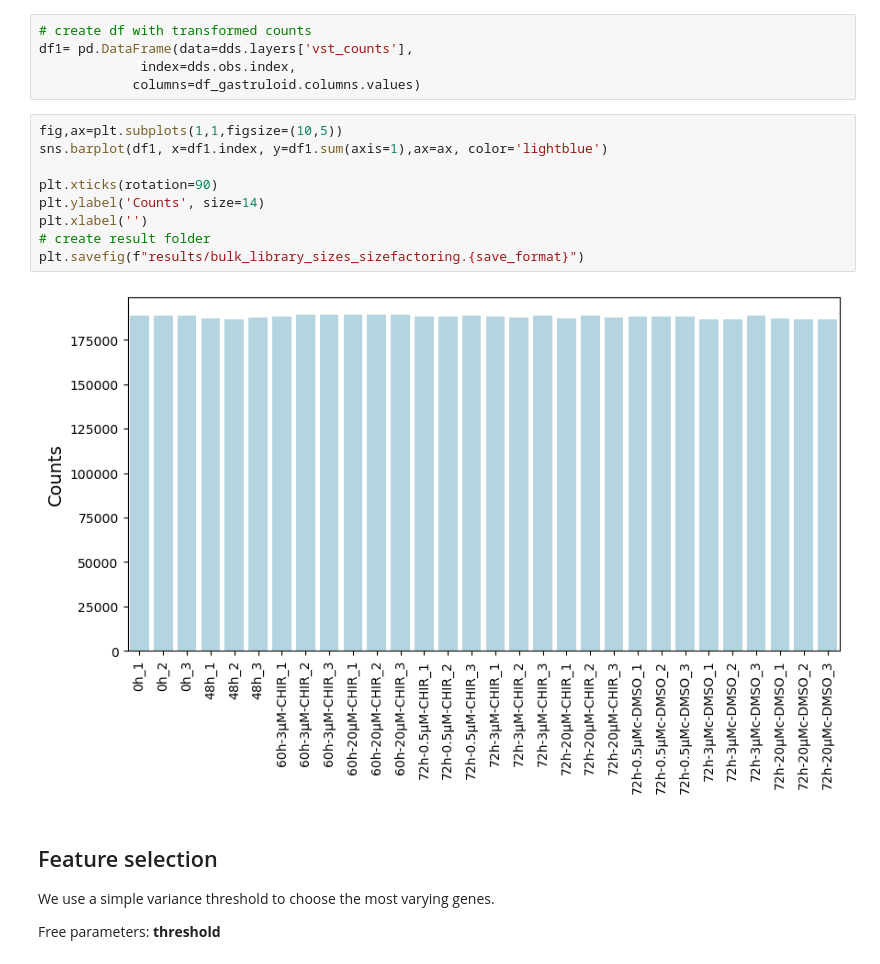
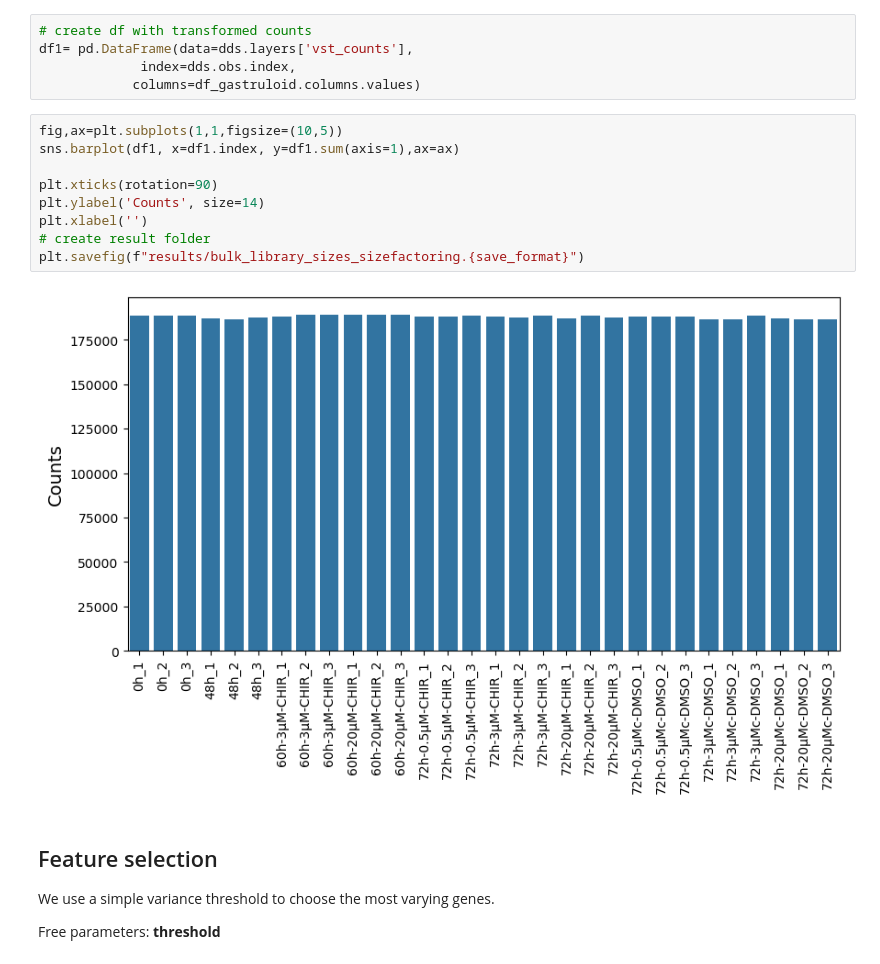
Before and after one commit to stembryo-lab/chiron_gastruloids_bulk_rna_seq, a Jupyter notebook: analysis/bulk_analysis.ipynb, the cells around one changed output. Saved outputs shown, nothing was run; the diff lists cells and outputs as text.

```diff
--- a/analysis/bulk_analysis.ipynb
+++ b/analysis/bulk_analysis.ipynb
@@ -121,15 +121,15 @@ df1= pd.DataFrame(data=dds.layers['vst_counts'],
             columns=df_gastruloid.columns.values)
 # %%
 fig,ax=plt.subplots(1,1,figsize=(10,5))
-sns.barplot(df1, x=df1.index, y=df1.sum(axis=1),ax=ax, color='lightblue')
+sns.barplot(df1, x=df1.index, y=df1.sum(axis=1),ax=ax)
 
 plt.xticks(rotation=90)
 plt.ylabel('Counts', size=14)
 plt.xlabel('')
 # create result folder
 plt.savefig(f"results/bulk_library_sizes_sizefactoring.{save_format}")
 # %% [output]
-[figure, old version]
+[figure, new version]
 # %% [markdown]
 ## Feature selection
 
```
